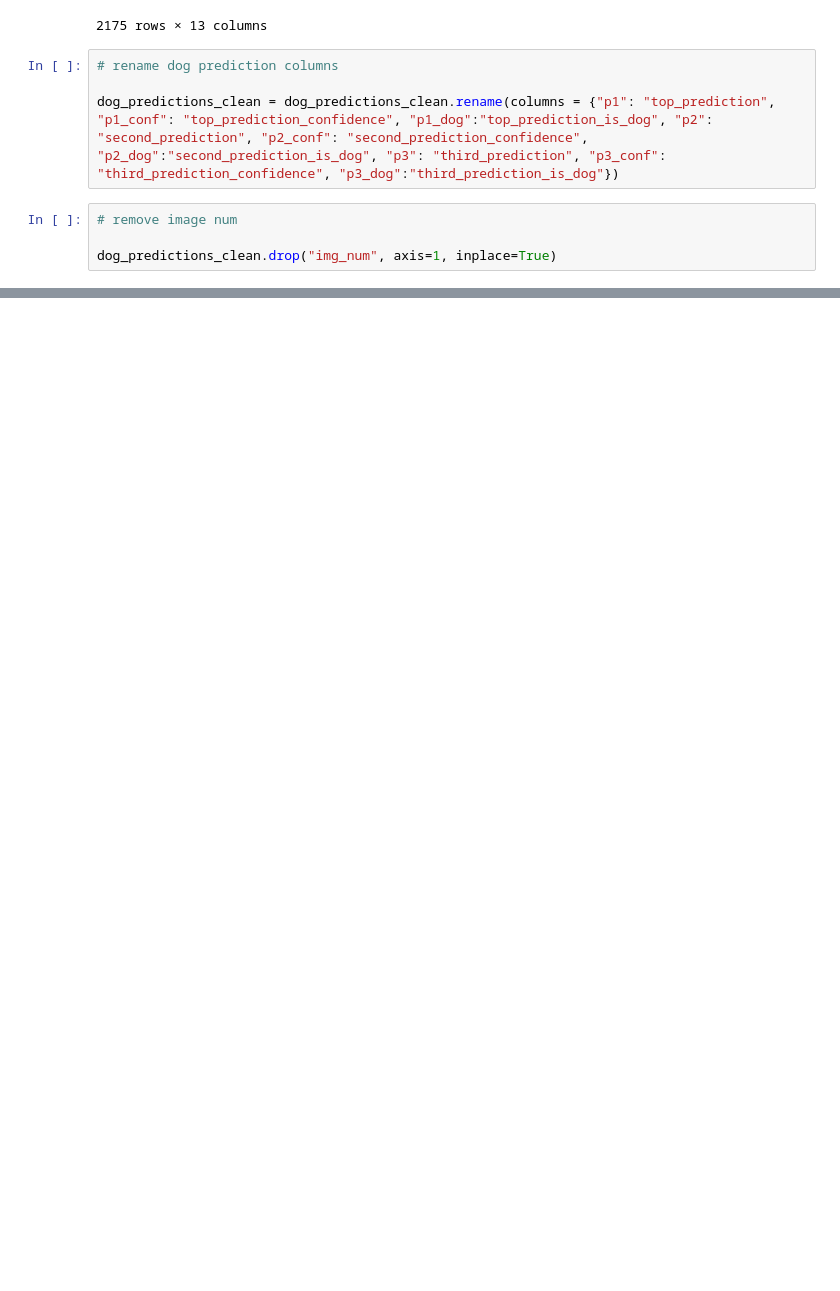
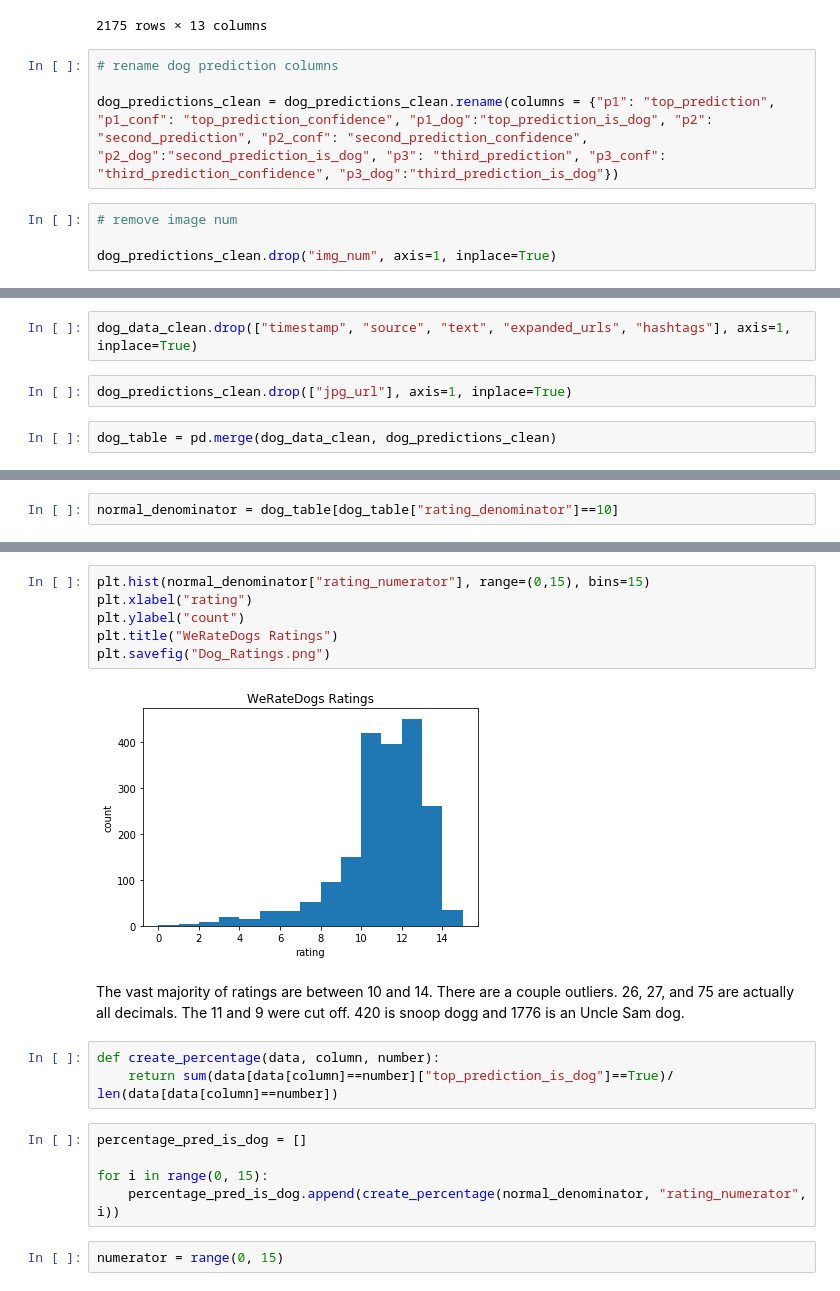
Before and after one commit to ryan-neal/dog_wrangling, a Jupyter notebook: wrangle_act.ipynb, the cells around one changed output, grey strips where cells are left out. Cells and saved outputs as stored; diff of their text form; blank space fills up the shorter version.

```diff
--- a/wrangle_act.ipynb
+++ b/wrangle_act.ipynb
@@ -312,0 +359,6 @@ dog_predictions_clean[dog_predictions_clean["top_prediction"]=="seat_belt"]
+# %%
+dog_data_clean.drop(["timestamp", "source", "text", "expanded_urls", "hashtags"], axis=1, inplace=True)
+# %%
+dog_predictions_clean.drop(["jpg_url"], axis=1, inplace=True)
+# %%
+dog_table = pd.merge(dog_data_clean, dog_predictions_clean)
@@ -312,0 +371,2 @@ dog_predictions_clean[dog_predictions_clean["top_prediction"]=="seat_belt"]
+# %%
+normal_denominator = dog_table[dog_table["rating_denominator"]==10]
@@ -312,0 +393,20 @@ dog_predictions_clean[dog_predictions_clean["top_prediction"]=="seat_belt"]
+# %%
+plt.hist(normal_denominator["rating_numerator"], range=(0,15), bins=15)
+plt.xlabel("rating")
+plt.ylabel("count")
+plt.title("WeRateDogs Ratings")
+plt.savefig("Dog_Ratings.png")
+# %% [output]
+[figure, added]
+# %% [markdown]
+The vast majority of ratings are between 10 and 14. There are a couple outliers. 26, 27, and 75 are actually all decimals. The 11 and 9 were cut off. 420 is snoop dogg and 1776 is an Uncle Sam dog.
+# %%
+def create_percentage(data, column, number):
+    return sum(data[data[column]==number]["top_prediction_is_dog"]==True)/ len(data[data[column]==number])
+# %%
+percentage_pred_is_dog = []
+
+for i in range(0, 15):
+    percentage_pred_is_dog.append(create_percentage(normal_denominator, "rating_numerator", i))
+# %%
+numerator = range(0, 15)
```
Also changed, not shown: parts of 20 cells of this notebook, 4 other files.
